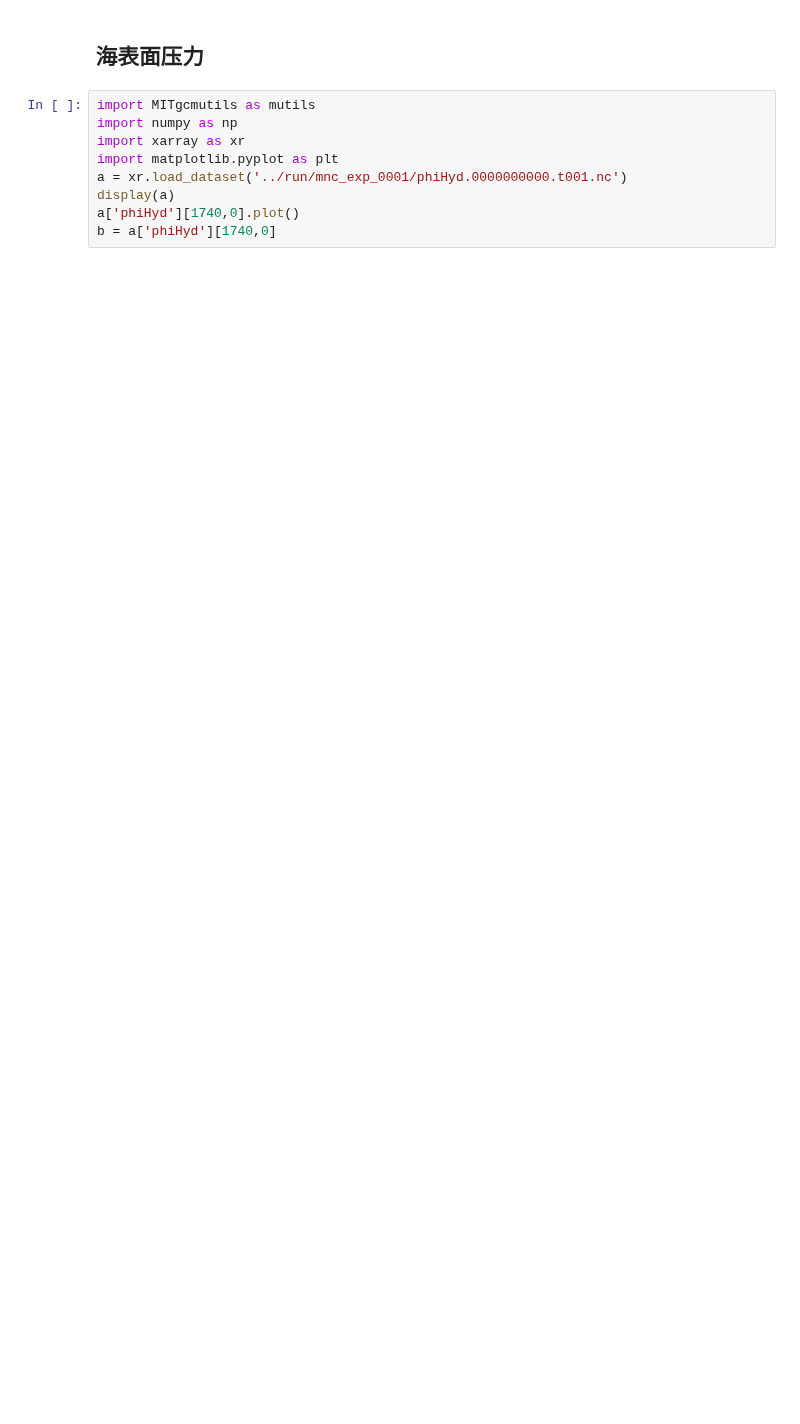
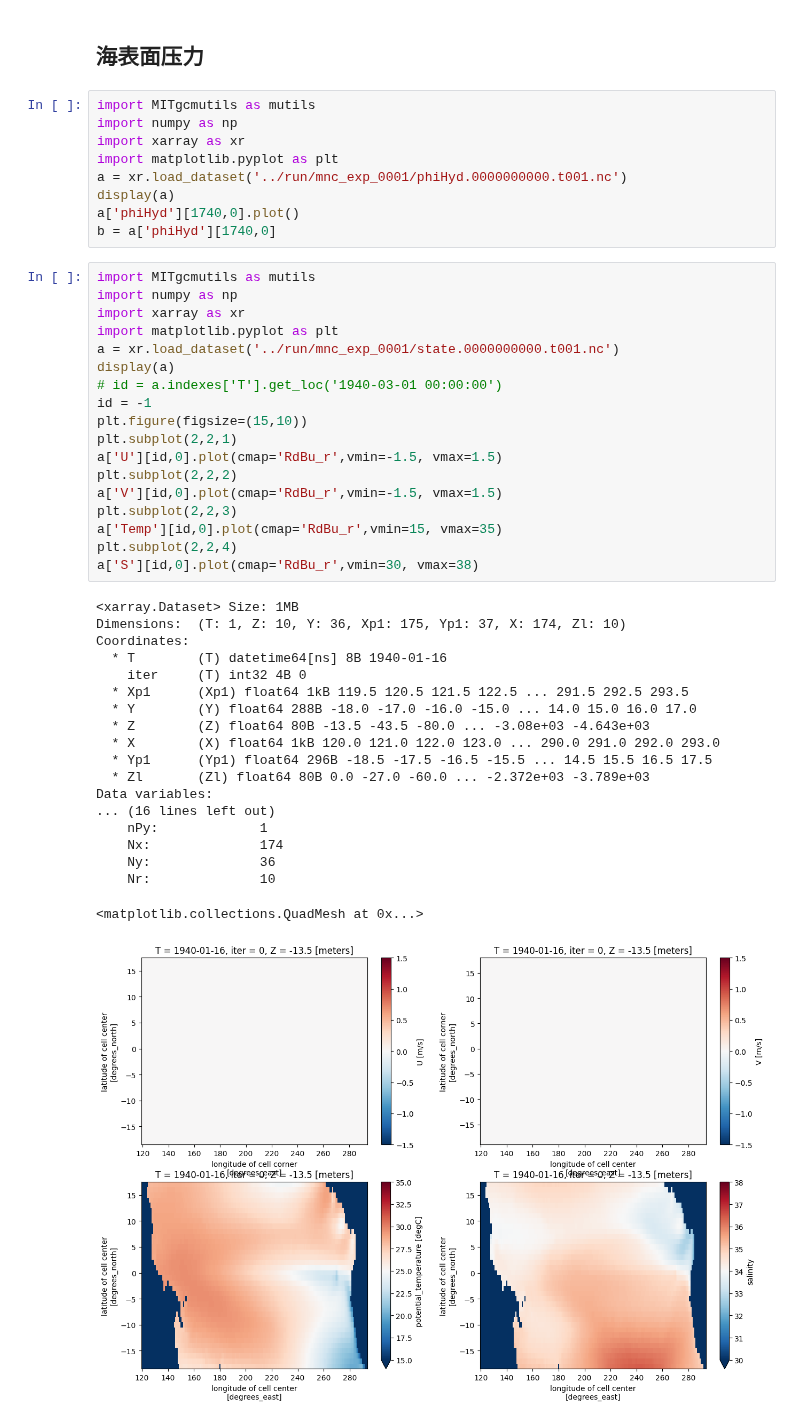
Before and after one commit to FattyZH/eqp-dlfv-mitgcm-era5, a Jupyter notebook: script/analysis.ipynb, the cells around one changed output. Saved outputs shown, nothing was run; the diff lists cells and outputs as text; blank space fills up the shorter version.

Commit message:
modified:   input/data.exf 	modified:   input/data.obcs 	modified:   script/analysis.ipynb 	modified:   script/gendata_Hydrog.ipynb

```diff
--- a/script/analysis.ipynb
+++ b/script/analysis.ipynb
@@ -49,3 +53,41 @@ a = xr.load_dataset('../run/mnc_exp_0001/phiHyd.0000000000.t001.nc')
 display(a)
 a['phiHyd'][1740,0].plot()
 b = a['phiHyd'][1740,0]
+# %%
+import MITgcmutils as mutils
+import numpy as np
+import xarray as xr
+import matplotlib.pyplot as plt
+a = xr.load_dataset('../run/mnc_exp_0001/state.0000000000.t001.nc')
+display(a)
+# id = a.indexes['T'].get_loc('1940-03-01 00:00:00')
+id = -1
+plt.figure(figsize=(15,10))
+plt.subplot(2,2,1)
+a['U'][id,0].plot(cmap='RdBu_r',vmin=-1.5, vmax=1.5)
+plt.subplot(2,2,2)
+a['V'][id,0].plot(cmap='RdBu_r',vmin=-1.5, vmax=1.5)
+plt.subplot(2,2,3)
+a['Temp'][id,0].plot(cmap='RdBu_r',vmin=15, vmax=35)
+plt.subplot(2,2,4)
+a['S'][id,0].plot(cmap='RdBu_r',vmin=30, vmax=38)
+# %% [output]
+<xarray.Dataset> Size: 1MB
+Dimensions:  (T: 1, Z: 10, Y: 36, Xp1: 175, Yp1: 37, X: 174, Zl: 10)
+Coordinates:
+  * T        (T) datetime64[ns] 8B 1940-01-16
+    iter     (T) int32 4B 0
+  * Xp1      (Xp1) float64 1kB 119.5 120.5 121.5 122.5 ... 291.5 292.5 293.5
+  * Y        (Y) float64 288B -18.0 -17.0 -16.0 -15.0 ... 14.0 15.0 16.0 17.0
+  * Z        (Z) float64 80B -13.5 -43.5 -80.0 ... -3.08e+03 -4.643e+03
+  * X        (X) float64 1kB 120.0 121.0 122.0 123.0 ... 290.0 291.0 292.0 293.0
+  * Yp1      (Yp1) float64 296B -18.5 -17.5 -16.5 -15.5 ... 14.5 15.5 16.5 17.5
+  * Zl       (Zl) float64 80B 0.0 -27.0 -60.0 ... -2.372e+03 -3.789e+03
+Data variables:
+... (16 lines left out)
+    nPy:             1
+    Nx:              174
+    Ny:              36
+    Nr:              10
+<matplotlib.collections.QuadMesh at 0x...>
+[figure, added]
```
Also changed, not shown: parts of 2 cells of this notebook, 3 other files.
